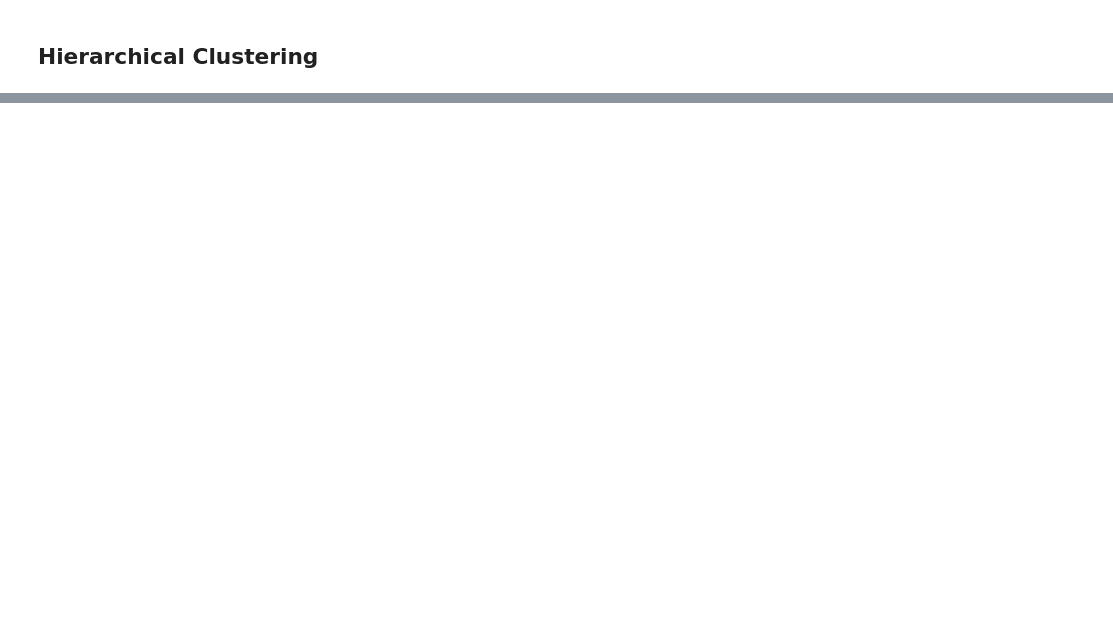
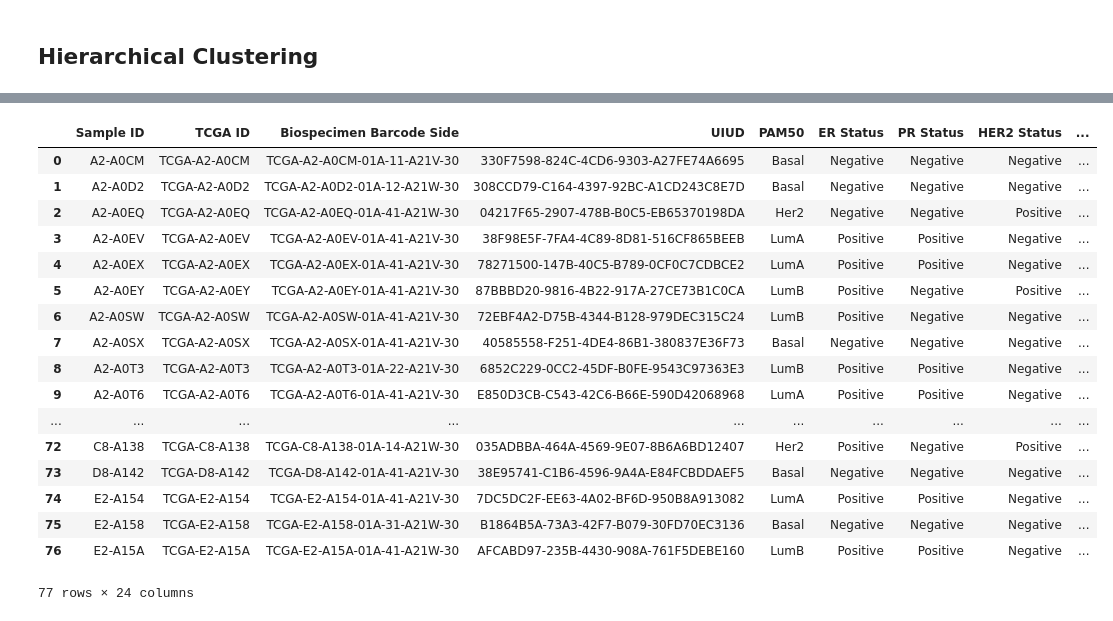
Before and after one commit to SVAI-Dream/dreamchallenge, a Jupyter notebook: nci-cptac-dream/notebook/Sub_Challenge_2.ipynb, the cells around one changed output, grey strips where cells are left out. Saved outputs shown, nothing was run; the diff lists cells and outputs as text; code cells hidden in the pictures; blank space fills up the shorter version.

```diff
--- a/nci-cptac-dream/notebook/Sub_Challenge_2.ipynb
+++ b/nci-cptac-dream/notebook/Sub_Challenge_2.ipynb
@@ -174,0 +288,3 @@ bre_proteome_35 = PAM50_bre_proteome[['Gene_ID'] + list(breast_common_samples)]
+# %%
+paper_data = pd.read_excel('../data/sub2/NIHMS778057-supplement-supp_table1.xlsx')
+paper_data[['Sample ID', 'QC Status']].groupby('QC Status').agg('count')
@@ -174,0 +365,21 @@ bre_proteome_35 = PAM50_bre_proteome[['Gene_ID'] + list(breast_common_samples)]
+# %%
+paper_data[paper_data['QC Status'] == 'pass']
+# %% [output]
+|  | Sample ID | TCGA ID | Biospecimen Barcode Side | UIUD | PAM50 | ER Status | PR Status | HER2 Status | ... |
+| 0 | A2-A0CM | TCGA-A2-A0CM | TCGA-A2-A0CM-01A-11-A21V-30 | 330F7598-824C-4CD6-9303-A27FE74A6695 | Basal | Negative | Negative | Negative | ... |
+| 1 | A2-A0D2 | TCGA-A2-A0D2 | TCGA-A2-A0D2-01A-12-A21W-30 | 308CCD79-C164-4397-92BC-A1CD243C8E7D | Basal | Negative | Negative | Negative | ... |
+| 2 | A2-A0EQ | TCGA-A2-A0EQ | TCGA-A2-A0EQ-01A-41-A21W-30 | 04217F65-2907-478B-B0C5-EB65370198DA | Her2 | Negative | Negative | Positive | ... |
+| 3 | A2-A0EV | TCGA-A2-A0EV | TCGA-A2-A0EV-01A-41-A21V-30 | 38F98E5F-7FA4-4C89-8D81-516CF865BEEB | LumA | Positive | Positive | Negative | ... |
+| 4 | A2-A0EX | TCGA-A2-A0EX | TCGA-A2-A0EX-01A-41-A21V-30 | 78271500-147B-40C5-B789-0CF0C7CDBCE2 | LumA | Positive | Positive | Negative | ... |
+| 5 | A2-A0EY | TCGA-A2-A0EY | TCGA-A2-A0EY-01A-41-A21V-30 | 87BBBD20-9816-4B22-917A-27CE73B1C0CA | LumB | Positive | Negative | Positive | ... |
+| 6 | A2-A0SW | TCGA-A2-A0SW | TCGA-A2-A0SW-01A-41-A21V-30 | 72EBF4A2-D75B-4344-B128-979DEC315C24 | LumB | Positive | Negative | Negative | ... |
+| 7 | A2-A0SX | TCGA-A2-A0SX | TCGA-A2-A0SX-01A-41-A21V-30 | 40585558-F251-4DE4-86B1-380837E36F73 | Basal | Negative | Negative | Negative | ... |
+| 8 | A2-A0T3 | TCGA-A2-A0T3 | TCGA-A2-A0T3-01A-22-A21V-30 | 6852C229-0CC2-45DF-B0FE-9543C97363E3 | LumB | Positive | Positive | Negative | ... |
+| 9 | A2-A0T6 | TCGA-A2-A0T6 | TCGA-A2-A0T6-01A-41-A21V-30 | E850D3CB-C543-42C6-B66E-590D42068968 | LumA | Positive | Positive | Negative | ... |
+| ... | ... | ... | ... | ... | ... | ... | ... | ... | ... |
+| 72 | C8-A138 | TCGA-C8-A138 | TCGA-C8-A138-01A-14-A21W-30 | 035ADBBA-464A-4569-9E07-8B6A6BD12407 | Her2 | Positive | Negative | Positive | ... |
+| 73 | D8-A142 | TCGA-D8-A142 | TCGA-D8-A142-01A-41-A21V-30 | 38E95741-C1B6-4596-9A4A-E84FCBDDAEF5 | Basal | Negative | Negative | Negative | ... |
+| 74 | E2-A154 | TCGA-E2-A154 | TCGA-E2-A154-01A-41-A21V-30 | 7DC5DC2F-EE63-4A02-BF6D-950B8A913082 | LumA | Positive | Positive | Negative | ... |
+| 75 | E2-A158 | TCGA-E2-A158 | TCGA-E2-A158-01A-31-A21W-30 | B1864B5A-73A3-42F7-B079-30FD70EC3136 | Basal | Negative | Negative | Negative | ... |
+| 76 | E2-A15A | TCGA-E2-A15A | TCGA-E2-A15A-01A-41-A21W-30 | AFCABD97-235B-4430-908A-761F5DEBE160 | LumB | Positive | Positive | Negative | ... |
+77 rows × 24 columns
```
Also changed, not shown: parts of 19 cells of this notebook, 2 other files.
